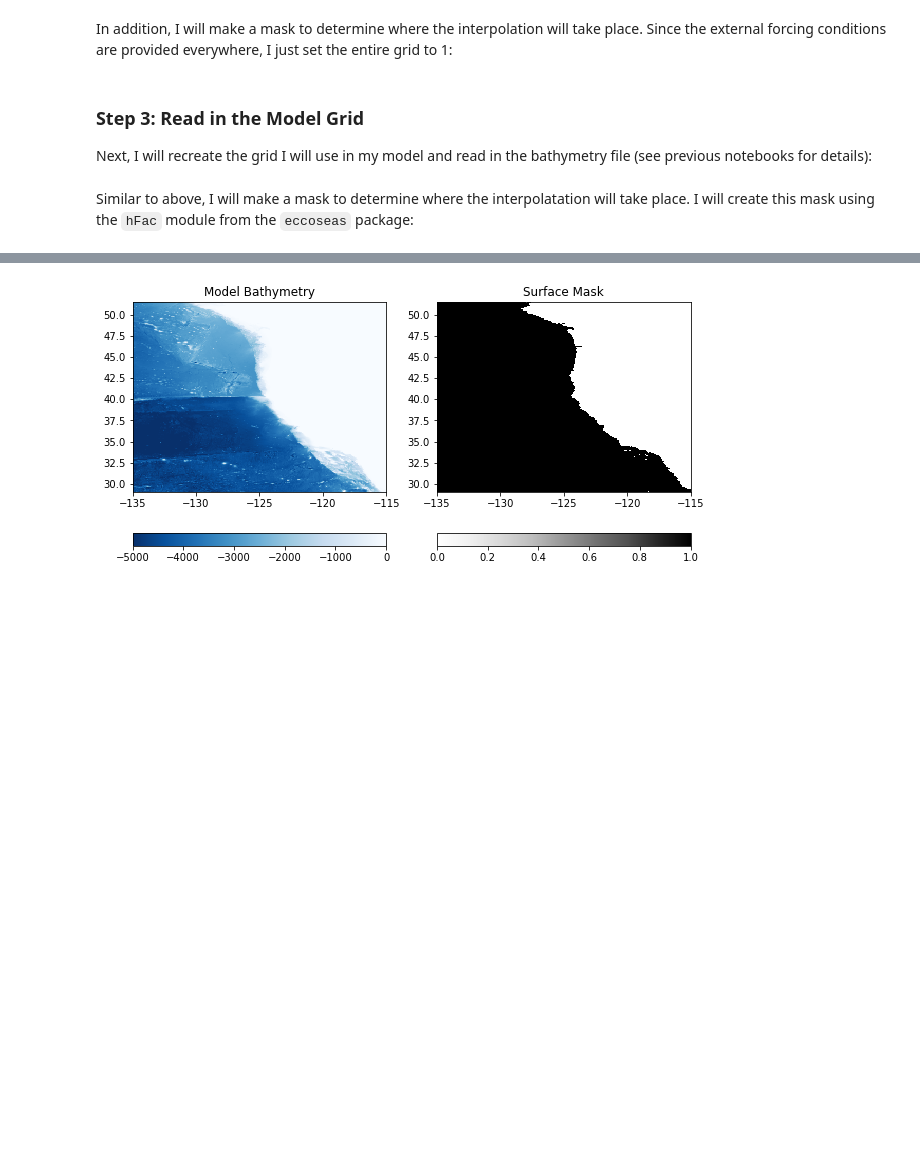
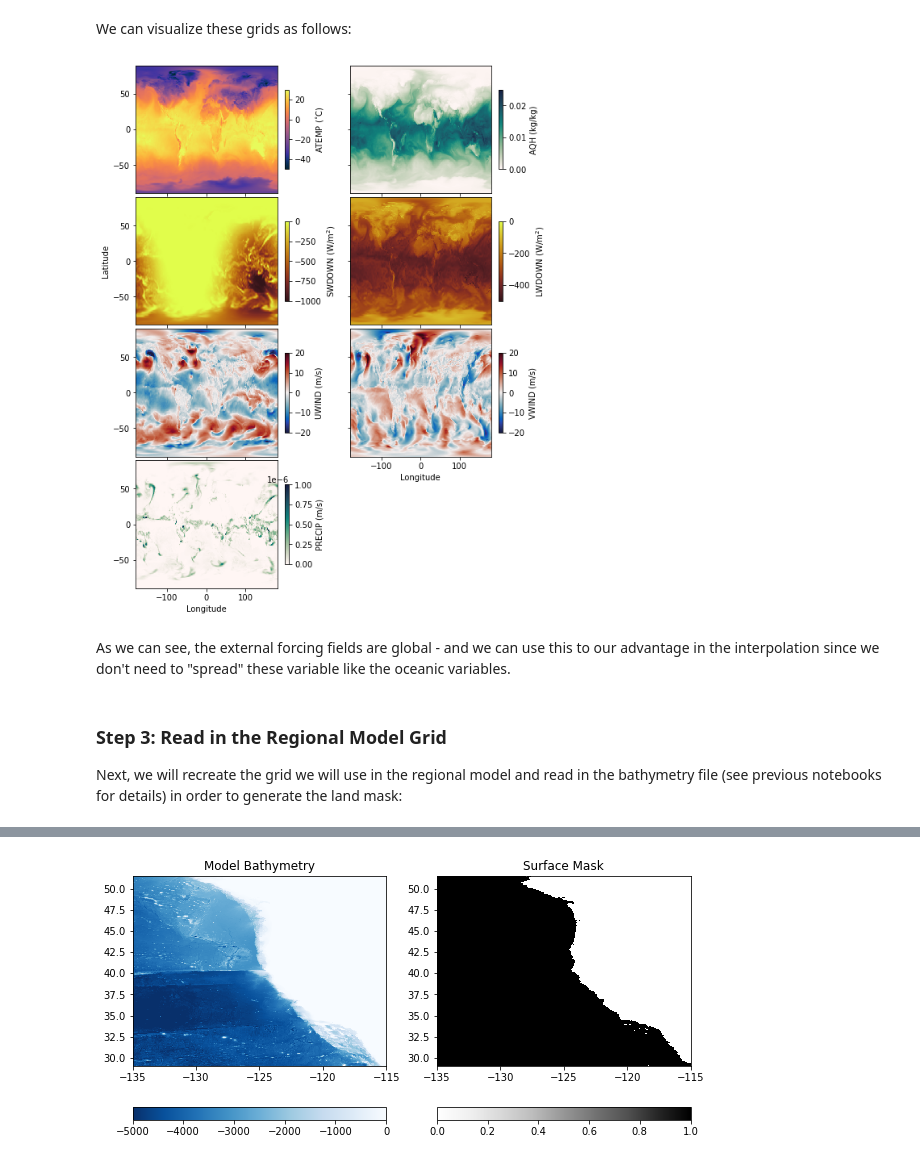
Before and after one commit to mhwood/eccoseas, a Jupyter notebook: docs/source/ca_regional_model/external_conditions.ipynb, the cells around one changed output, grey strips where cells are left out. Cells and saved outputs as stored; diff of their text form; code cells hidden in the pictures; blank space fills up the shorter version.

```diff
--- a/docs/source/ca_regional_model/external_conditions.ipynb
+++ b/docs/source/ca_regional_model/external_conditions.ipynb
@@ -42,4 +44,4 @@ Define the location where these grids are stored:
 # %%
-data_folder = '../data/ECCO'
+data_folder = '../../../data/california'
 # %% [markdown]
 ### Step 2: Read in the external forcing fields
@@ -73,5 +71,3 @@ With an eye toward the interpolation that will come in step 4, I will make 2D gr
 # %%
 Exf_Lon, Exf_Lat = np.meshgrid(exf_lon, exf_lat)
 ecco_points = np.column_stack([Exf_Lon.ravel(), Exf_Lat.ravel()])
-# %% [markdown]
-In addition, I will make a mask to determine where the interpolation will take place. Since the external forcing conditions are provided everywhere, I just set the entire grid to 1:
@@ -80,3 +74,49 @@ ecco_mask = np.ones((np.size(Exf_Lon),))
+# %% [markdown]
+We can visualize these grids as follows:
+# %%
+ecco_meta_dict = {'ATEMP':[-50, 30, cm.thermal, '$^{\circ}$C'],
+             'AQH':[0, 0.025, cm.tempo, 'kg/kg'],
+             'PRECIP':[0, 1e-6, cm.tempo, 'm/s'],
+             'SWDOWN':[-1000,0,cm.solar,'W/m$^2$'],
+             'LWDOWN':[-500, 0,cm.solar,'W/m$^2$'],
+             'UWIND':[-20, 20, cm.balance, 'm/s'],
+             'VWIND':[-20, 20, cm.balance, 'm/s']}
+ecco_variable_names = list(ecco_meta_dict.keys())
+# %%
+fig = plt.figure(figsize=(8,10))
+gs = GridSpec(4, 2, wspace=0.4, hspace=0.03,
+              left=0.11, right=0.9, top=0.95, bottom=0.05)
+
+
+for i, exf_grid in enumerate(exf_grids):
+    variable_name = ecco_variable_names[i]
+
+    # choose just the first timestep for plotting
+    exf_grid = exf_grid[0, :, :]
+
+    ax1 = fig.add_subplot(gs[i])
+    C = plt.pcolormesh(Exf_Lon, Exf_Lat, exf_grid,
+                       vmin=ecco_meta_dict[variable_names[i]][0],
+                       vmax=ecco_meta_dict[variable_names[i]][1],
+                       cmap=ecco_meta_dict[variable_names[i]][2])
+    plt.colorbar(C, label=variable_names[i]+' ('+ecco_meta_dict[variable_names[i]][3]+')',fraction=0.026)
+
+    if i<5:
+        plt.gca().set_xticklabels([])
+    else:
+        plt.gca().set_xlabel('Longitude')
+    if i%2==1:
+        plt.gca().set_yticklabels([])
+    if i==7:
+        plt.gca().axis('off')
+    if i==2:
+        plt.gca().set_ylabel('Latitude')
+
+plt.show()
+# %% [output]
+[figure, added]
+# %% [markdown]
+As we can see, the external forcing fields are global - and we can use this to our advantage in the interpolation since we don't need to "spread" these variable like the oceanic variables.
 # %% [markdown]
-### Step 3: Read in the Model Grid
-Next, I will recreate the grid I will use in my model and read in the bathymetry file (see previous notebooks for details):
+### Step 3: Read in the Regional Model Grid
+Next, we will recreate the grid we will use in the regional model and read in the bathymetry file (see previous notebooks for details) in order to generate the land mask:
@@ -96,5 +140,3 @@ XC, YC = np.meshgrid(xc, yc)
 
 # read in the bathymetry file
 bathy = np.fromfile(os.path.join(input_dir,'CA_bathymetry.bin'),'>f4').reshape(np.shape(XC))
-# %% [markdown]
-Similar to above, I will make a mask to determine where the interpolatation will take place. I will create this mask using the `hFac` module from the `eccoseas` package:
```
Also changed, not shown: parts of 23 cells of this notebook, 20 other files.
